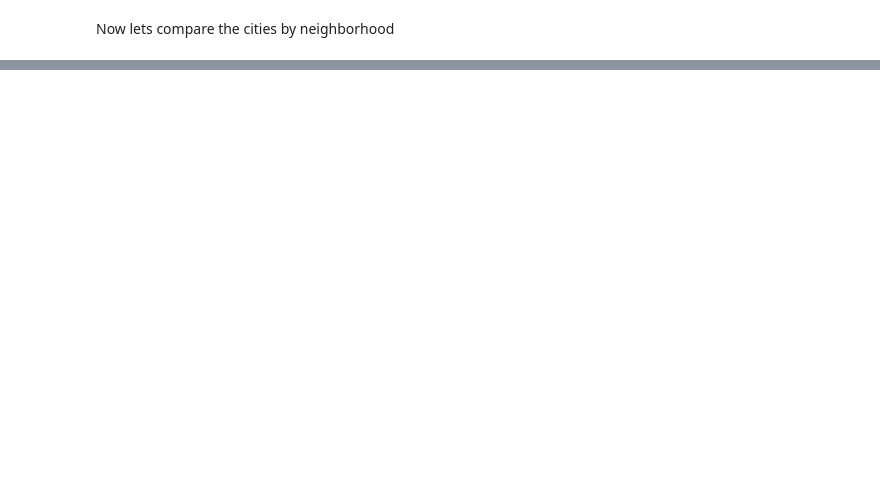
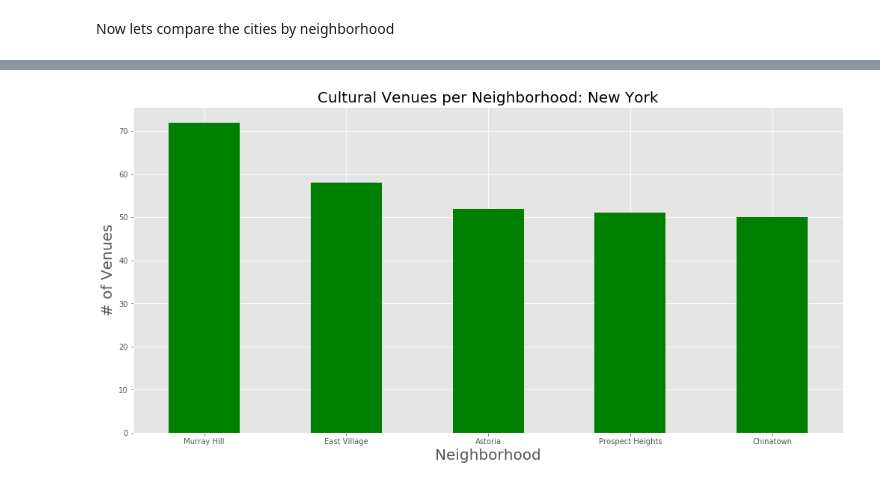
Before and after one commit to trustykarma/Coursera_Capstone, a Jupyter notebook: scripts/Capstone Project - The Battle of Neighborhoods.ipynb, the cells around one changed output, grey strips where cells are left out. Cells and saved outputs as stored; diff of their text form; code cells hidden in the pictures; blank space fills up the shorter version.

```diff
--- a/scripts/Capstone Project - The Battle of Neighborhoods.ipynb
+++ b/scripts/Capstone Project - The Battle of Neighborhoods.ipynb
@@ -271,0 +301,9 @@ Now lets compare the cities by neighborhood
+# %%
+ny_culture.groupby('Neighborhood')['Venue'].count().nlargest(top_five).plot.bar(figsize=(17,8), color='g')
+plt.title('Cultural Venues per Neighborhood: New York', fontsize=20)
+plt.xlabel("Neighborhood", fontsize=20)
+plt.ylabel("# of Venues", fontsize=20)
+plt.xticks(rotation = 'horizontal')
+plt.show()
+# %% [output]
+[figure, added]
```
Also changed, not shown: parts of 7 cells of this notebook.
